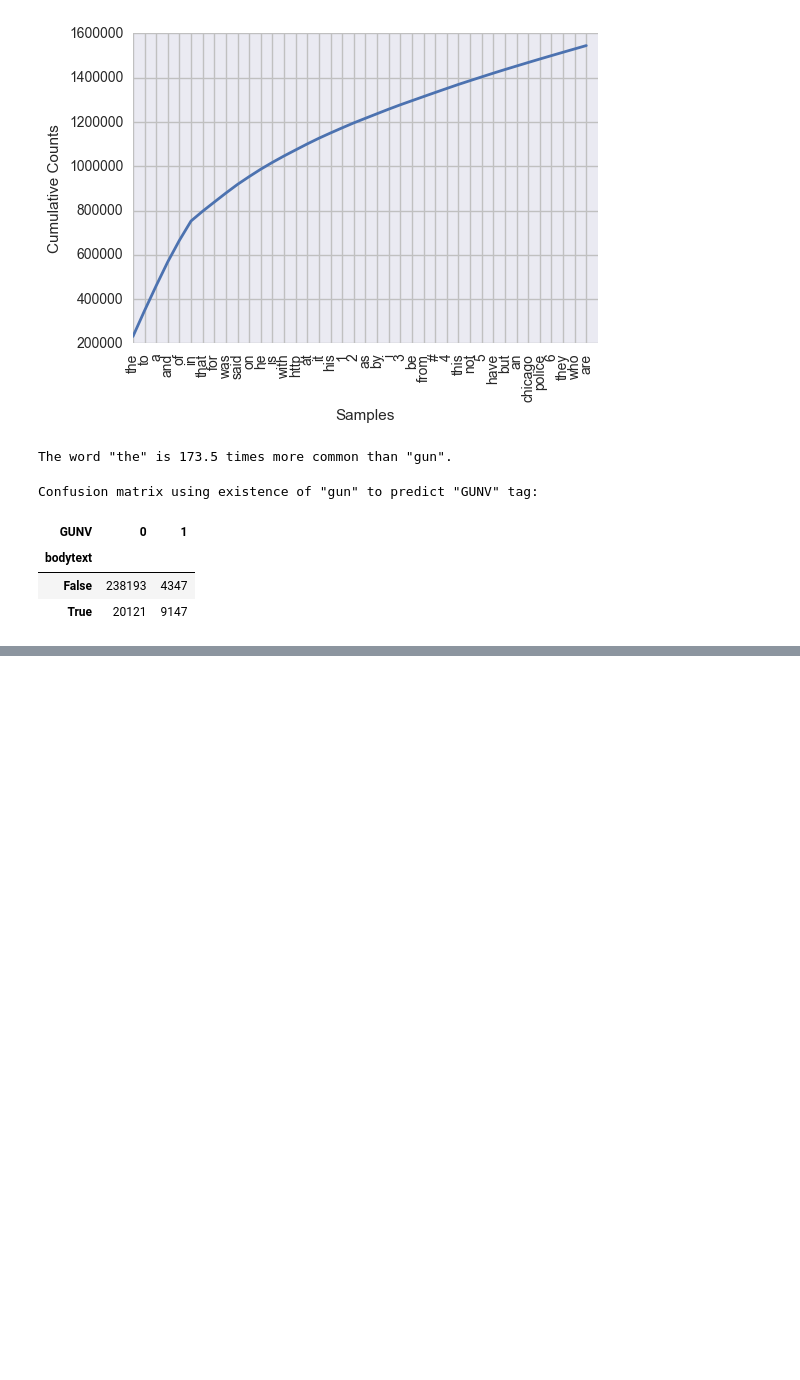
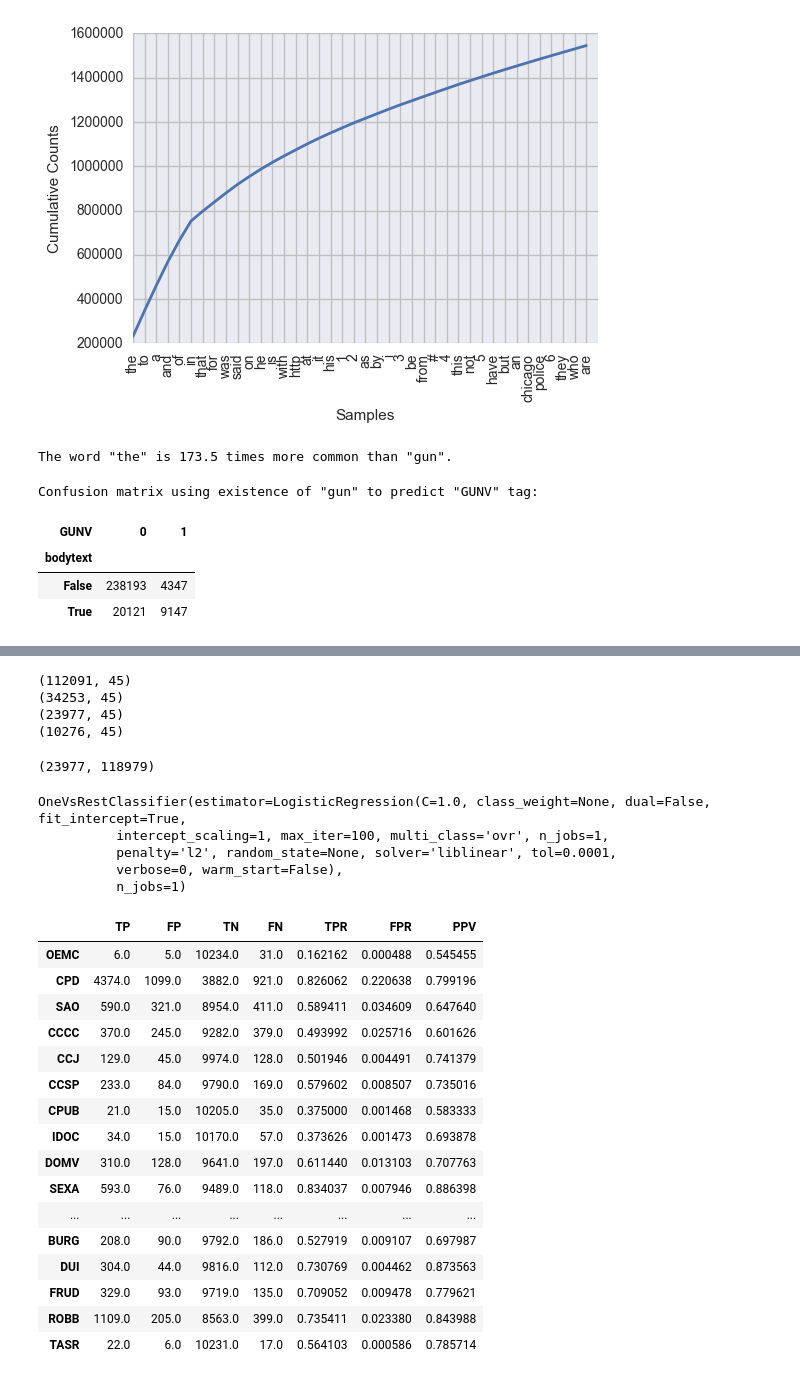
Before and after one commit to chicago-justice-project/article-tagging, a Jupyter notebook: src/explorations.ipynb, the cells around one changed output, grey strips where cells are left out. Cells and saved outputs as stored; diff of their text form; code cells hidden in the pictures; blank space fills up the shorter version.

```diff
--- a/src/explorations.ipynb
+++ b/src/explorations.ipynb
@@ -153,0 +160,16 @@ Confusion matrix using existence of "gun" to predict "GUNV" tag:
+# %%
+crime_df = df.ix[df['relevant'], :]
+print(crime_df.shape)
+crime_df = crime_df.ix[crime_df.loc[:, 'OEMC':'TASR'].any(1), :]
+print(crime_df.shape)
+
+idx = np.random.permutation(crime_df.shape[0])
+trn = crime_df.iloc[idx[:int(crime_df.shape[0] * 0.7)], :]
+tst = crime_df.iloc[idx[int(crime_df.shape[0] * 0.7):], :]
+print(trn.shape)
+print(tst.shape)
+# %% [output]
+(112091, 45)
+(34253, 45)
+(23977, 45)
+(10276, 45)
@@ -153,0 +180,15 @@ Confusion matrix using existence of "gun" to predict "GUNV" tag:
+# %%
+X.shape
+# %% [output]
+(23977, 118979)
+# %%
+clf = sklearn.multiclass.OneVsRestClassifier(
+    sklearn.linear_model.LogisticRegression()
+)
+clf.fit(X, Y)
+# %% [output]
+OneVsRestClassifier(estimator=LogisticRegression(C=1.0, class_weight=None, dual=False, fit_intercept=True,
+          intercept_scaling=1, max_iter=100, multi_class='ovr', n_jobs=1,
+          penalty='l2', random_state=None, solver='liblinear', tol=0.0001,
+          verbose=0, warm_start=False),
+          n_jobs=1)
@@ -153,0 +200,33 @@ Confusion matrix using existence of "gun" to predict "GUNV" tag:
+# %%
+perf = pd.DataFrame()
+
+for i in range(Y_hat.shape[1]):
+    tag = tst.columns[7+i]
+    perf.loc['TP', tag] = sum((Y_hat[:,i] > .5) & (Y_tst[:,i] == 1))
+    perf.loc['FP', tag] = sum((Y_hat[:,i] > .5) & (Y_tst[:,i] == 0))
+    perf.loc['TN', tag] = sum((Y_hat[:,i] < .5) & (Y_tst[:,i] == 0))
+    perf.loc['FN', tag] = sum((Y_hat[:,i] < .5) & (Y_tst[:,i] == 1))
+    perf.loc['TPR', tag] = perf.loc['TP', tag] / (perf.loc['TP', tag] + perf.loc['FN', tag])
+    perf.loc['FPR', tag] = perf.loc['FP', tag] / (perf.loc['FP', tag] + perf.loc['TN', tag])
+    perf.loc['PPV', tag] = perf.loc['TP', tag] / (perf.loc['TP', tag] + perf.loc['FP', tag])
+
+perf = perf.T
+perf
+# %% [output]
+|  | TP | FP | TN | FN | TPR | FPR | PPV |
+| OEMC | 6.0 | 5.0 | 10234.0 | 31.0 | 0.162162 | 0.000488 | 0.545455 |
+| CPD | 4374.0 | 1099.0 | 3882.0 | 921.0 | 0.826062 | 0.220638 | 0.799196 |
+| SAO | 590.0 | 321.0 | 8954.0 | 411.0 | 0.589411 | 0.034609 | 0.647640 |
+| CCCC | 370.0 | 245.0 | 9282.0 | 379.0 | 0.493992 | 0.025716 | 0.601626 |
+| CCJ | 129.0 | 45.0 | 9974.0 | 128.0 | 0.501946 | 0.004491 | 0.741379 |
+| CCSP | 233.0 | 84.0 | 9790.0 | 169.0 | 0.579602 | 0.008507 | 0.735016 |
+| CPUB | 21.0 | 15.0 | 10205.0 | 35.0 | 0.375000 | 0.001468 | 0.583333 |
+| IDOC | 34.0 | 15.0 | 10170.0 | 57.0 | 0.373626 | 0.001473 | 0.693878 |
+| DOMV | 310.0 | 128.0 | 9641.0 | 197.0 | 0.611440 | 0.013103 | 0.707763 |
+| SEXA | 593.0 | 76.0 | 9489.0 | 118.0 | 0.834037 | 0.007946 | 0.886398 |
+| ... | ... | ... | ... | ... | ... | ... | ... |
+| BURG | 208.0 | 90.0 | 9792.0 | 186.0 | 0.527919 | 0.009107 | 0.697987 |
+| DUI | 304.0 | 44.0 | 9816.0 | 112.0 | 0.730769 | 0.004462 | 0.873563 |
+| FRUD | 329.0 | 93.0 | 9719.0 | 135.0 | 0.709052 | 0.009478 | 0.779621 |
+| ROBB | 1109.0 | 205.0 | 8563.0 | 399.0 | 0.735411 | 0.023380 | 0.843988 |
+| TASR | 22.0 | 6.0 | 10231.0 | 17.0 | 0.564103 | 0.000586 | 0.785714 |
```
Also changed, not shown: parts of 8 cells of this notebook.
